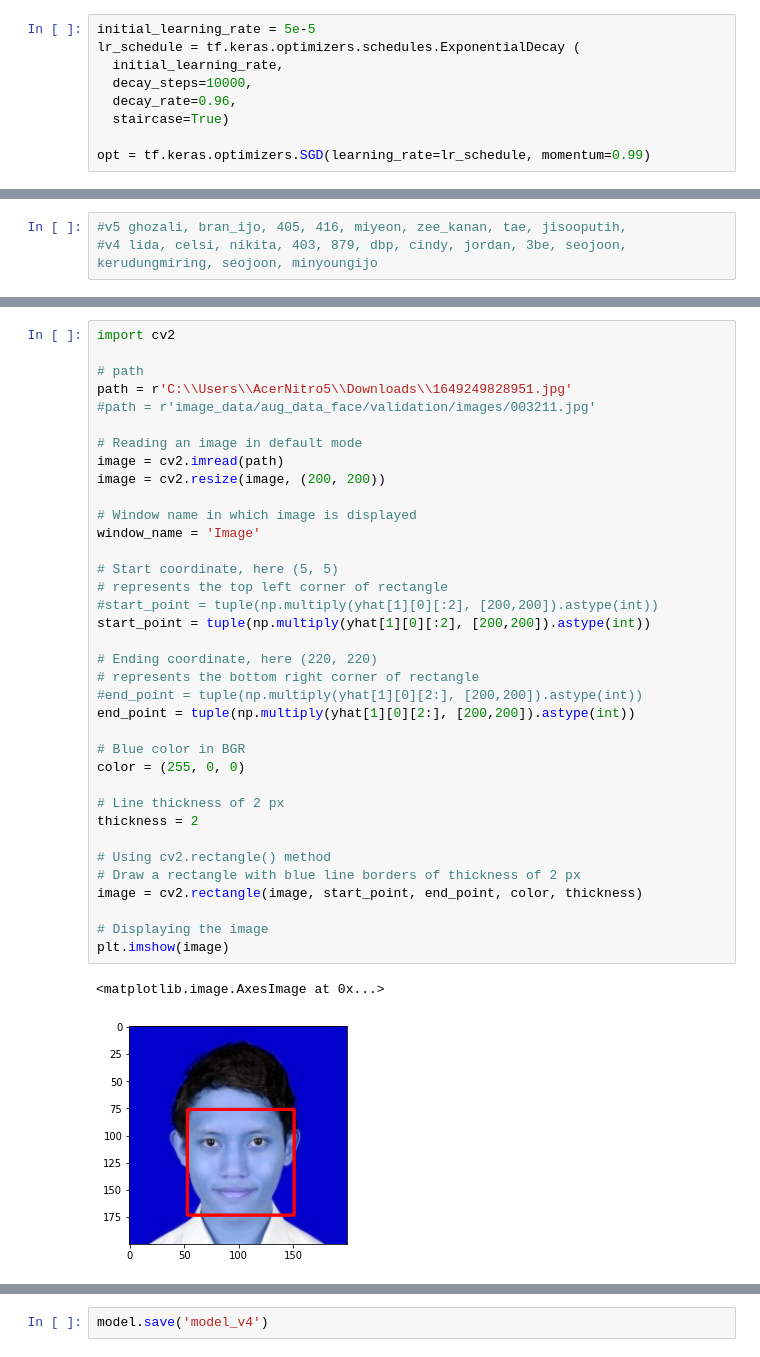
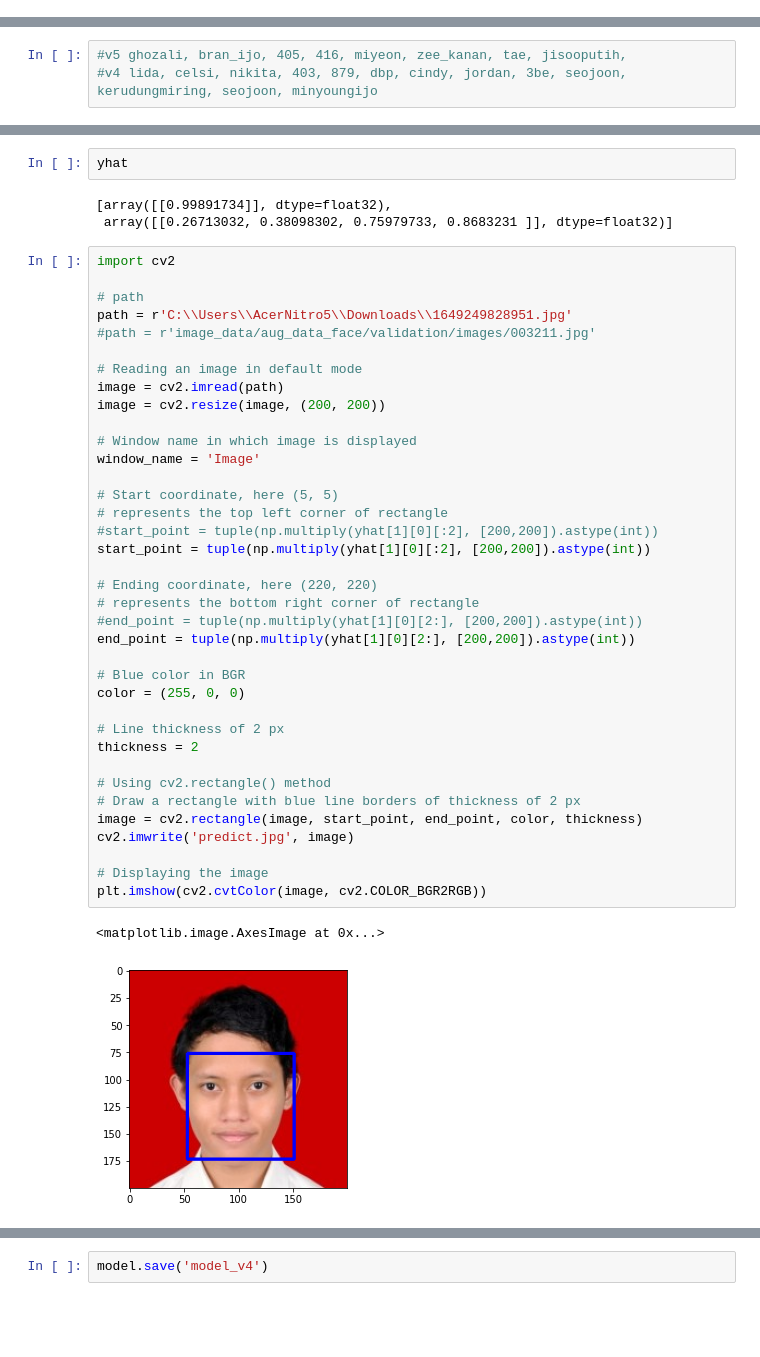
Before and after one commit to feratyusa/paras-capstone-bangkit-2022, a Jupyter notebook: ML/face_detection/face_detect.ipynb, the cells around one changed output, grey strips where cells are left out. Drawn from its saved outputs; the diff is of its cells as text; blank space fills up the shorter version.

```diff
--- a/ML/face_detection/face_detect.ipynb
+++ b/ML/face_detection/face_detect.ipynb
@@ -84,15 +84,6 @@ lr_schedule = tf.keras.optimizers.schedules.ExponentialDecay (
   staircase=True)
 
 opt = tf.keras.optimizers.Adam(learning_rate=lr_schedule, amsgrad=True)
-# %%
-initial_learning_rate = 5e-5
-lr_schedule = tf.keras.optimizers.schedules.ExponentialDecay (
-  initial_learning_rate,
-  decay_steps=10000,
-  decay_rate=0.96,
-  staircase=True)
-
-opt = tf.keras.optimizers.SGD(learning_rate=lr_schedule, momentum=0.99)
 # %%
 def localization_loss(y_true, yhat):
     delta_coord = tf.reduce_sum(tf.square(y_true[:,:2] - yhat[:,:2]))
@@ -486,3 +467,8 @@ yhat2 = model2.predict(img_d)
+# %%
+yhat
+# %% [output]
+[array([[0.99891734]], dtype=float32),
+ array([[0.26713032, 0.38098302, 0.75979733, 0.8683231 ]], dtype=float32)]
 # %%
 import cv2
 
@@ -493,32 +479,33 @@ path = r'C:\\Users\\AcerNitro5\\Downloads\\1649249828951.jpg'
 # Reading an image in default mode
 image = cv2.imread(path)
 image = cv2.resize(image, (200, 200))
 
 # Window name in which image is displayed
 window_name = 'Image'
 
 # Start coordinate, here (5, 5)
 # represents the top left corner of rectangle
 #start_point = tuple(np.multiply(yhat[1][0][:2], [200,200]).astype(int))
 start_point = tuple(np.multiply(yhat[1][0][:2], [200,200]).astype(int))
 
 # Ending coordinate, here (220, 220)
 # represents the bottom right corner of rectangle
 #end_point = tuple(np.multiply(yhat[1][0][2:], [200,200]).astype(int))
 end_point = tuple(np.multiply(yhat[1][0][2:], [200,200]).astype(int))
 
 # Blue color in BGR
 color = (255, 0, 0)
 
 # Line thickness of 2 px
 thickness = 2
 
 # Using cv2.rectangle() method
 # Draw a rectangle with blue line borders of thickness of 2 px
 image = cv2.rectangle(image, start_point, end_point, color, thickness)
+cv2.imwrite('predict.jpg', image)
 
 # Displaying the image
-plt.imshow(image)
+plt.imshow(cv2.cvtColor(image, cv2.COLOR_BGR2RGB))
 # %% [output]
 <matplotlib.image.AxesImage at 0x...>
-[figure, old version]
+[figure, new version]
```
Also changed, not shown: parts of 17 cells of this notebook, 1 other file.
